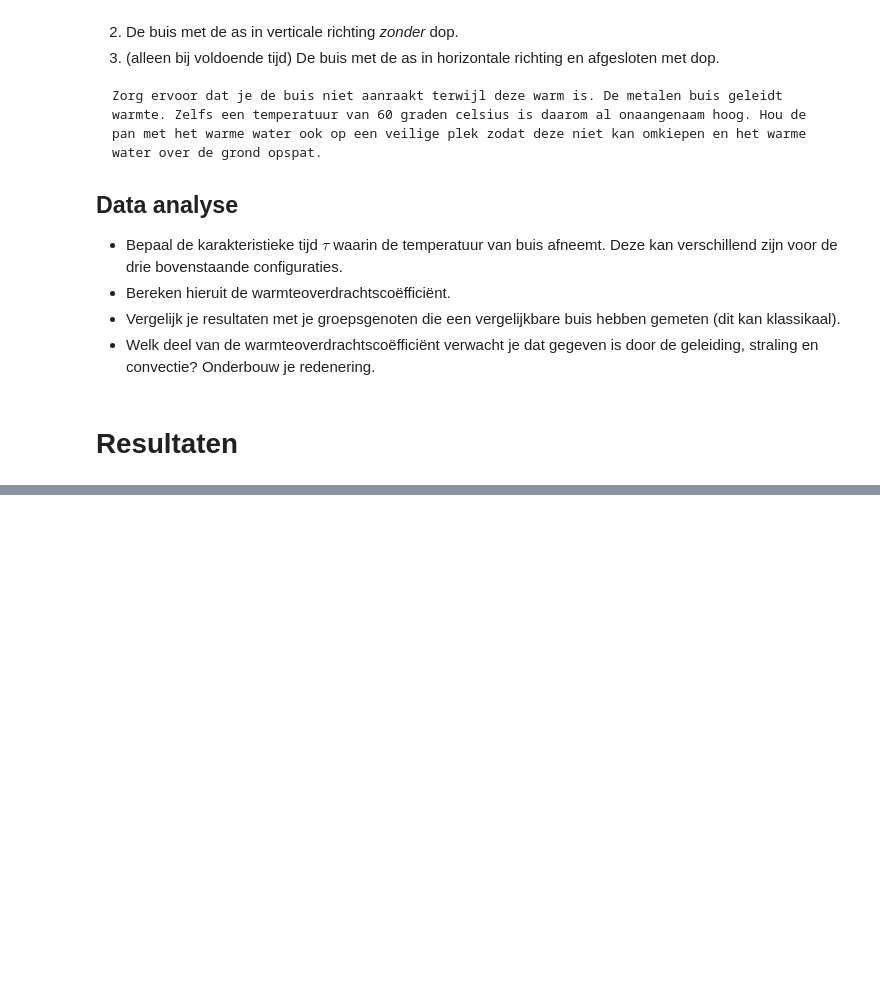
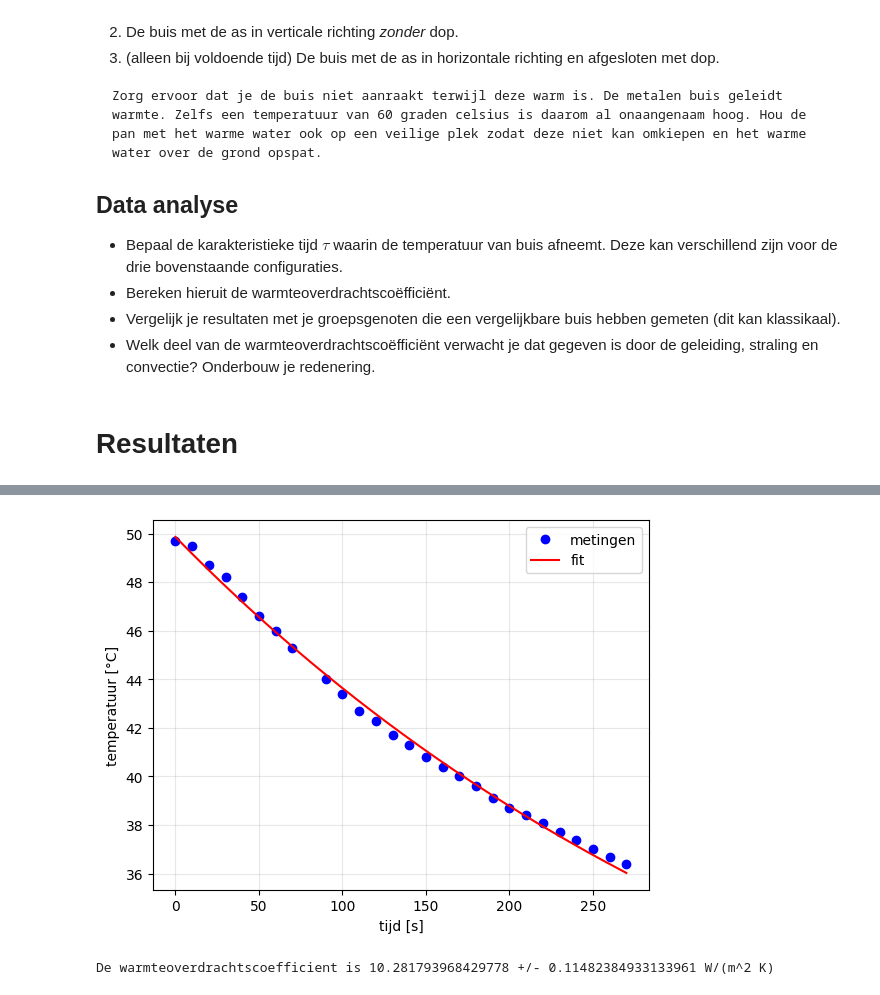
Before and after one commit to Daan401/thermolabDD, a Jupyter notebook: Content/Labs/koelbuis.ipynb, the cells around one changed output, grey strips where cells are left out. Saved outputs shown, nothing was run; the diff lists cells and outputs as text; code cells hidden in the pictures; blank space fills up the shorter version.

Commit message:
Koelbuis

```diff
--- a/Content/Labs/koelbuis.ipynb
+++ b/Content/Labs/koelbuis.ipynb
@@ -262 +166,61 @@ print(h_exp) # warmteoverdrachtscoëfficiënt in W/m^2 K
+# %%
+import numpy as np
+from scipy.optimize import curve_fit
+import matplotlib.pyplot as plt
+
+times = np.array([0,10,20,30,40,50,60,70,90,100,110,120,130,140,150,160,170,180,190,200,210,220,230,240,250,260,270], dtype=float)
+temps = np.array([49.7,49.5,48.7,48.2,47.4,46.6,46.0,45.3,44.0,43.4,42.7,42.3,41.7,41.3,40.8,40.4,40.0,39.6,39.1,38.7,38.4,38.1,37.7,37.4,37.0,36.7,36.4], dtype=float)
+
+T0 = 21.5  # temperatuur omgeving
+
+def exp_fixed_T0(t, A, tau):
+    return A*np.exp(-t/tau) + T0
+
+# fit met vaste omgevingstemperatuur
+popt, pcov = curve_fit(exp_fixed_T0, times, temps, p0=[temps[0]-T0, 300], maxfev=10000)
+A_exp, tau_exp = popt
+
+t_plot = np.linspace(times.min(), times.max(), 300)
+T_fit = exp_fixed_T0(t_plot, A_exp, tau_exp)
+
+plt.figure()
+plt.plot(times, temps, "bo", label="metingen")
+plt.plot(t_plot, T_fit, "r-", label="fit")
+plt.xlabel("tijd [s]")
+plt.ylabel("temperatuur [°C]")
+plt.legend()
+plt.grid(True, alpha=0.3)
+plt.show()
+
+# afmetingen koelbuis
+L = 0.1531 # lengte in m
+D = 0.05 # diameter in m
+r = D/2 # buitensstraal in m
+t = 0.0015 # wanddikte in m
+ri = r - t # binnensstraal in m
+
+# oppervlakte berekenen
+A_mantel = np.pi*D*L
+A_einden = 2*np.pi*r**2
+A = A_mantel + A_einden
+
+# materiaal (messing)
+rho = 8.73e3 # in kg/m^3
+c = 3.8e2 # in J/(kg*K)
+
+# massa en warmtecapaciteit berekenen
+V = np.pi*(r**2 - ri**2)*L # in m^3
+m = rho*V # in kg
+C = m*c  # in J/K
+
+h = C/(tau_exp*A) # in W/(m^2*K)
+
+# onzekerheden bepalen
+A_u, tau_u = np.sqrt(np.diag(pcov))
+h_u = h * (tau_u/tau_exp)
+
+print("De warmteoverdrachtscoefficient is", h, "+/-", h_u, "W/(m^2 K)")
+# %% [output]
+[figure, added]
+De warmteoverdrachtscoefficient is 10.281793968429778 +/- 0.11482384933133961 W/(m^2 K)
 # %% [markdown]
```
Also changed, not shown: parts of 6 cells of this notebook.
